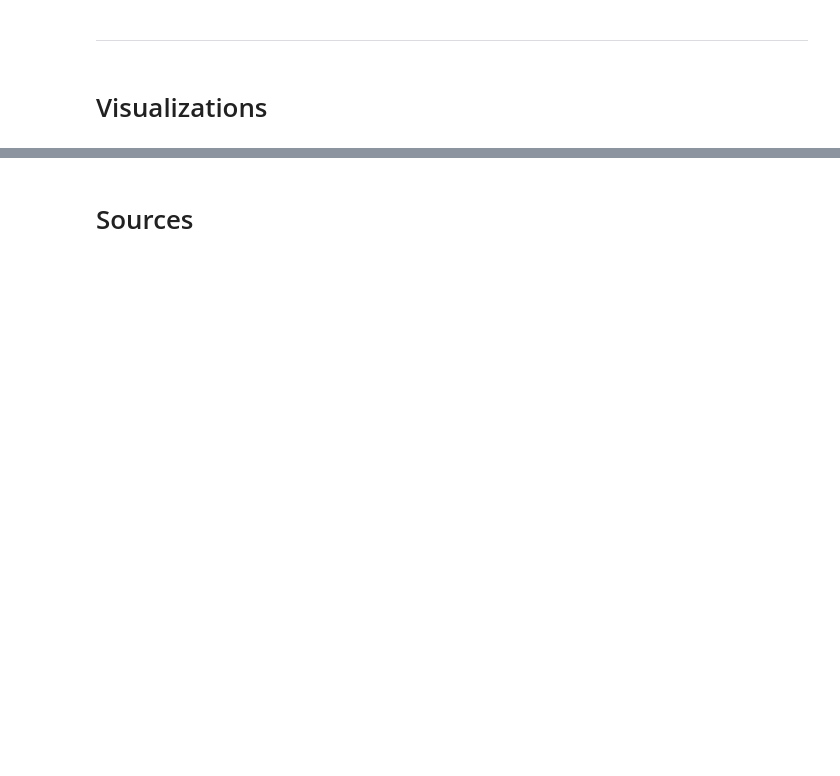
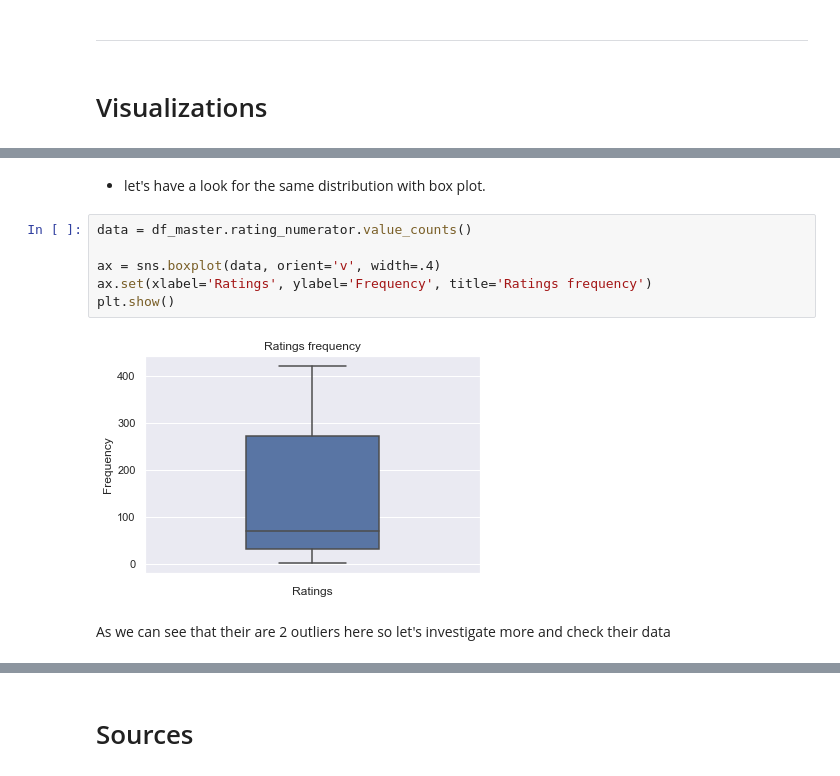
Before and after one commit to ahmed-gharib89/wrangle-and-analyze_data, a Jupyter notebook: wrangle_act.ipynb, the cells around one changed output, grey strips where cells are left out. Drawn from its saved outputs; the diff is of its cells as text; blank space fills up the shorter version.

```diff
--- a/wrangle_act.ipynb
+++ b/wrangle_act.ipynb
@@ -721,0 +770,12 @@ memory usage: 195.9+ KB
+# %% [markdown]
+- let's have a look for the same distribution with box plot.
+# %%
+data = df_master.rating_numerator.value_counts()
+
+ax = sns.boxplot(data, orient='v', width=.4)
+ax.set(xlabel='Ratings', ylabel='Frequency', title='Ratings frequency')
+plt.show()
+# %% [output]
+[figure, added]
+# %% [markdown]
+As we can see that their are 2 outliers here so let's investigate more and check their data
```
Also changed, not shown: parts of 39 cells of this notebook, 6 other files.
